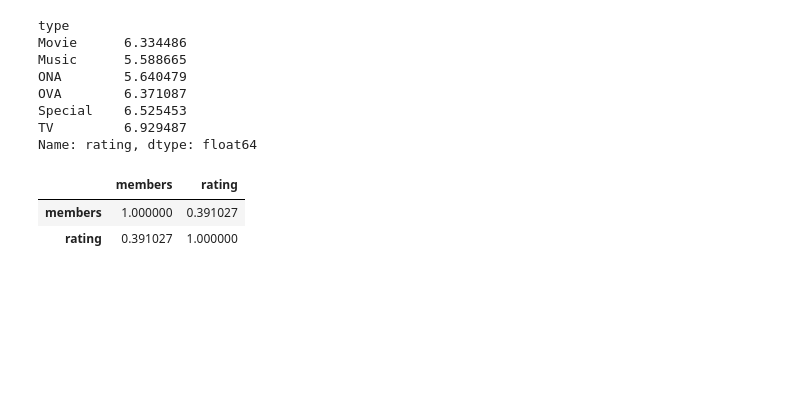
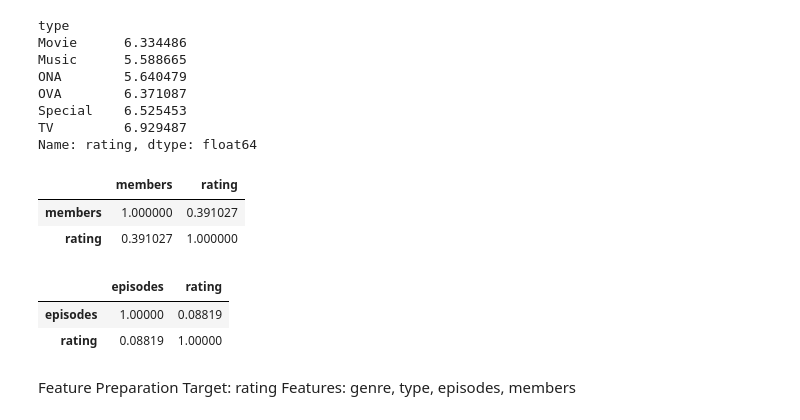
Before and after one commit to Aslngsng/Anime-Rating-Prediction, a Jupyter notebook: notebook.ipynb, the cells around one changed output. Saved outputs shown, nothing was run; the diff lists cells and outputs as text; code cells hidden in the pictures; blank space fills up the shorter version.

Commit message:
feature preparation

```diff
--- a/notebook.ipynb
+++ b/notebook.ipynb
@@ -358,3 +378,13 @@ df[["members", "rating"]].corr()
 |  | members | rating |
 | members | 1.000000 | 0.391027 |
 | rating | 0.391027 | 1.000000 |
+# %%
+df[["episodes", "rating"]].corr()
+# %% [output]
+|  | episodes | rating |
+| episodes | 1.00000 | 0.08819 |
+| rating | 0.08819 | 1.00000 |
+# %% [markdown]
+Feature Preparation
+Target: rating
+Features: genre, type, episodes, members
```
Also changed, not shown: parts of 5 cells of this notebook.
